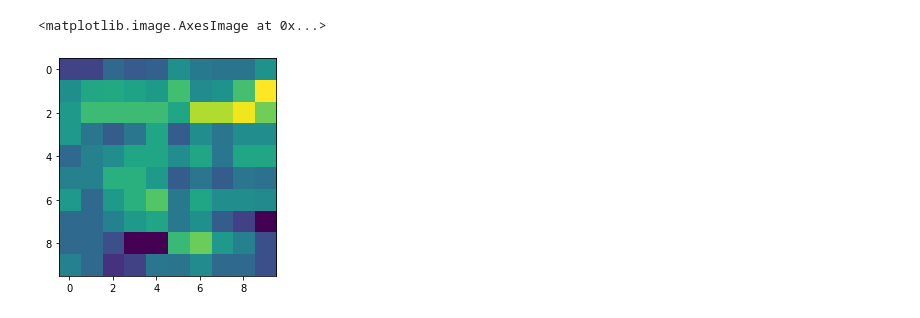
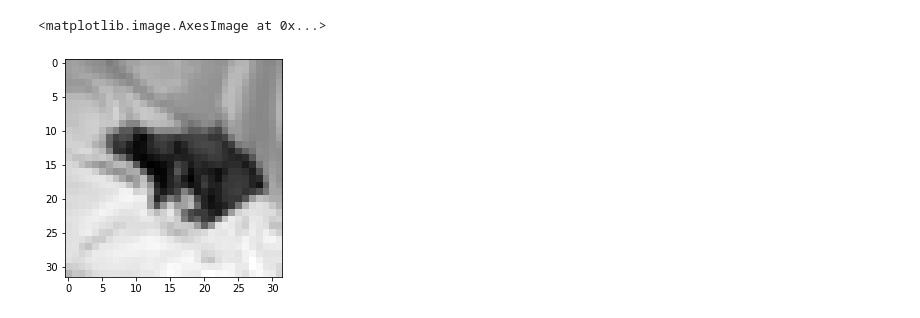
Before and after one commit to fdlci/FGMDA, a Jupyter notebook: question4.ipynb, the cells around one changed output. Cells and saved outputs as stored; diff of their text form; code cells hidden in the pictures.

Commit message:
Image retrieval au propre

```diff
--- a/question4.ipynb
+++ b/question4.ipynb
@@ -61,6 +92,6 @@ def all_distances(root, remaining_points):
         distances.append(cv2.EMD(root_sig, point_sig, cv2.DIST_L2)[0])
     return np.array(distances)
 # %%
-root = data[0]
-points = np.array(data[1:10])
+root = data_gray[0]
+points = np.array(data_gray[1:10])
 # %%
@@ -80,7 +115,7 @@ colors = [name for name, color in mcolors.TABLEAU_COLORS.items()]
 
 
 class MetricTree:
-    def __init__(self, points: np.ndarray = None) -> None:
+    def __init__(self, points: np.ndarray = None, pbar = None) -> None:
         self.root = None
         self.mu = None
         self.left = None
@@ -91,7 +126,7 @@ class MetricTree:
         self.max_right = None
         self.size = None
         if points is not None:
-            self.build(points)
+            self.build(points, pbar=pbar)
 
     def median_mu(
         self, points: np.ndarray, pivot: np.ndarray, distances, subset_size: int
@@ -154,7 +189,9 @@ class MetricTree:
     def __len__(self) -> int:
         return self.size
 
-    def build(self, points: np.ndarray, subset_size: int = 10000):
+    def build(self, points: np.ndarray, subset_size: int = 10000, pbar=None):
+        if pbar is not None:
+            pbar.update(1)
         self.size = len(points)
         if len(points) == 0:
             return None
@@ -196,9 +233,9 @@ class MetricTree:
 
         ## Build the left and right trees if needed
         if points_left is not None:
-            self.left = MetricTree().build(points_left)
+            self.left = MetricTree().build(points_left, pbar=pbar)
         if points_right is not None:
-            self.right = MetricTree().build(points_right)
+            self.right = MetricTree().build(points_right, pbar=pbar)
         return self
 
     def plot(self, color=None, fig=None, ax=None):
@@ -251,0 +262,8 @@ print(query)
+# %%
+pbar = tqdm(total=len(data_gray))
+tree = MetricTree(data_gray, pbar=pbar)
+pbar.close()
+# %%
+choice = np.random.randint(len(cifar_images_gray))
+query = cifar_images_gray[choice]
+print(choice)
@@ -312,5 +340,5 @@ print(vn)
 # %%
-plt.imshow(nn)
+plt.imshow(nn, cmap="gray")
 # %% [output]
 <matplotlib.image.AxesImage at 0x...>
-[figure, old version]
+[figure, new version]
```
Also changed, not shown: parts of 21 cells of this notebook, 3 other files.
